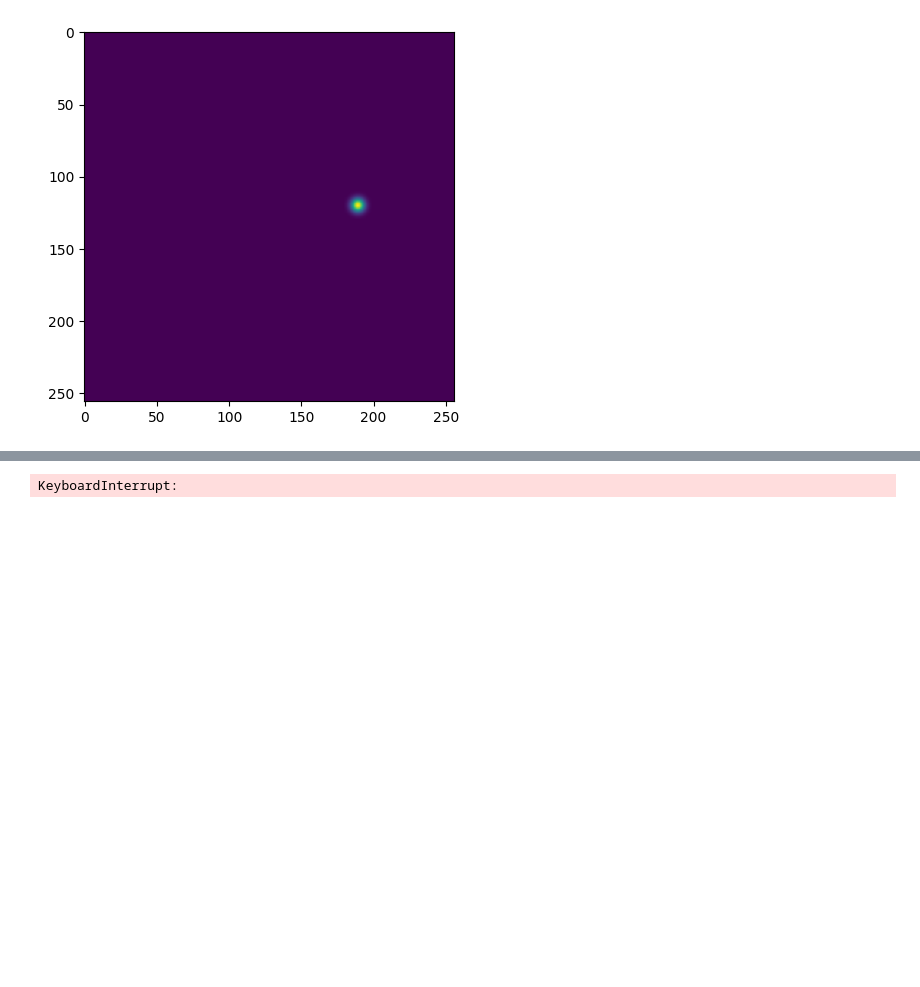
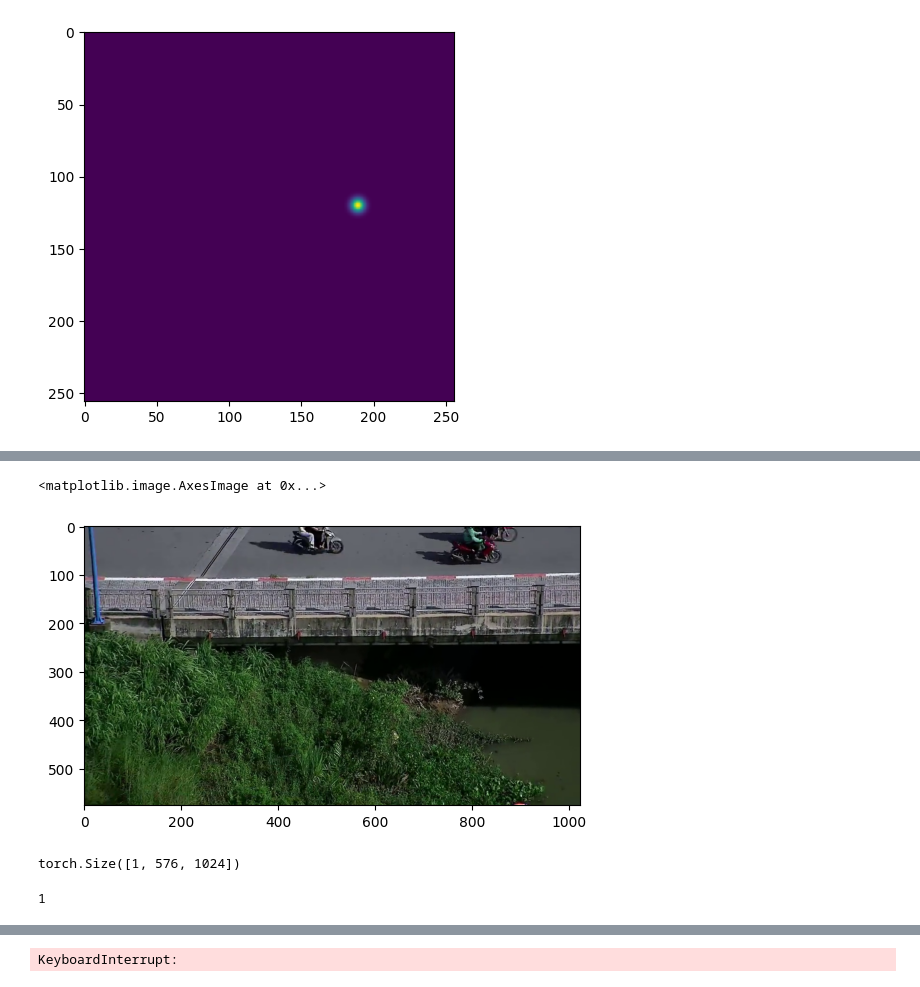
Before and after one commit to MinhDucNguyen9705/AeroEyes, a Jupyter notebook: data_pipeline.ipynb, the cells around one changed output, grey strips where cells are left out. Drawn from its saved outputs; the diff is of its cells as text; code cells hidden in the pictures; blank space fills up the shorter version.

```diff
--- a/data_pipeline.ipynb
+++ b/data_pipeline.ipynb
@@ -1036,0 +1343,20 @@ plt.imshow(density)
+# %%
+cap = cv2.VideoCapture(f'D:/OneDrive - Hanoi University of Science and Technology/Domain Basics/Introduction to Deep Learning/Data/train/samples/{chosen_object}/drone_video.mp4')
+frame_id = int(chosen_frame)
+# Jump to the desired frame
+cap.set(cv2.CAP_PROP_POS_FRAMES, frame_id)
+
+ret, frame = cap.read()
+plt.imshow(cv2.cvtColor(frame, cv2.COLOR_BGR2RGB))
+# %% [output]
+<matplotlib.image.AxesImage at 0x...>
+[figure, added]
+# %%
+density_tensor = T.ToTensor()(density)
+# density_tensor = T.functional.rgb_to_grayscale(density_tensor, num_output_channels=1)
+print(density_tensor.shape)
+count, kpoint = LMDS_counting(density_tensor[None, :, :, :])
+count
+# %% [output]
+torch.Size([1, 576, 1024])
+1
```
Also changed, not shown: parts of 25 cells of this notebook, 10 other files.
